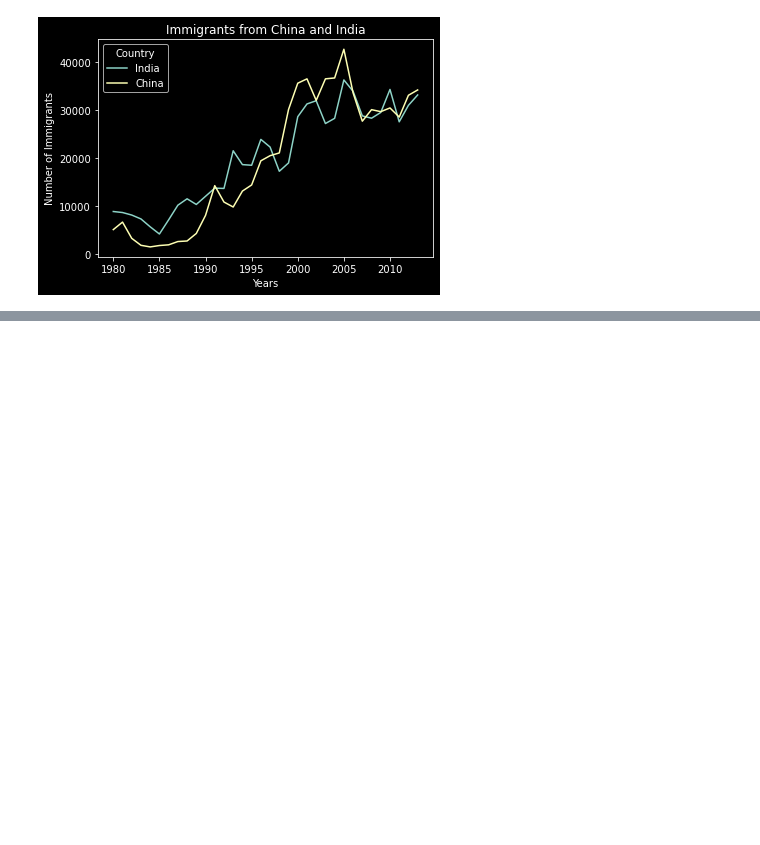
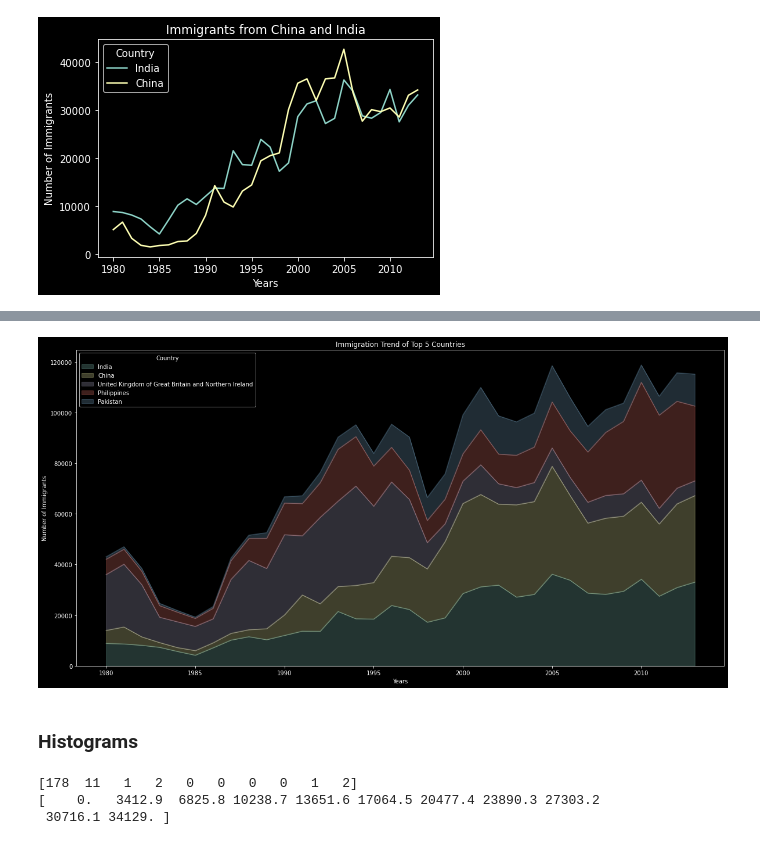
Before and after one commit to Achan40/CanadaDataVisual, a Jupyter notebook: files/CanadaDatPlots.ipynb, the cells around one changed output, grey strips where cells are left out. Saved outputs shown, nothing was run; the diff lists cells and outputs as text; code cells hidden in the pictures; blank space fills up the shorter version.

Commit message:
worked on a variety of scatter plotting techniques

```diff
--- a/files/CanadaDatPlots.ipynb
+++ b/files/CanadaDatPlots.ipynb
@@ -233,0 +236,12 @@ plt.show()
+# %%
+# Create dataframe with top five countries
+# Sort first
+df_can.sort_values(['Total'], ascending=False, axis=0, inplace=True)
+
+# get the top 5 entries
+df_top5 = df_can.head()
+
+# transpose the dataframe
+df_top5 = df_top5[years].transpose()
+
+df_top5.head()
@@ -233,0 +255,29 @@ plt.show()
+# %%
+# Stacked Plot
+df_top5.index = df_top5.index.map(int) # let's change the index values of df_top5 to type integer for plotting
+df_top5.plot(kind='area',
+             alpha=.25,# Transparency value
+             stacked=True,
+             figsize=(20, 10), # pass a tuple (x, y) size
+             )
+
+plt.title('Immigration Trend of Top 5 Countries')
+plt.ylabel('Number of Immigrants')
+plt.xlabel('Years')
+
+plt.show()
+# %% [output]
+[figure, added]
+# %% [markdown]
+### Histograms
+# %%
+# Breaking data into bins using np
+# np.histogram returns 2 values
+count, bin_edges = np.histogram(df_can['2013'])
+
+print(count) # frequency count
+print(bin_edges) # bin ranges, default = 10 bins
+# %% [output]
+[178  11   1   2   0   0   0   0   1   2]
+[    0.   3412.9  6825.8 10238.7 13651.6 17064.5 20477.4 23890.3 27303.2
+ 30716.1 34129. ]
```
Also changed, not shown: parts of 22 cells of this notebook.
